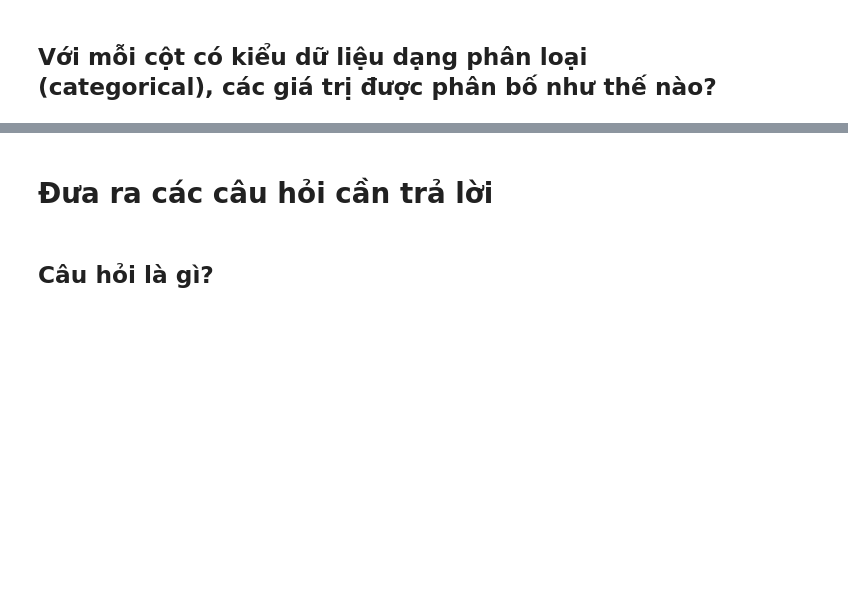
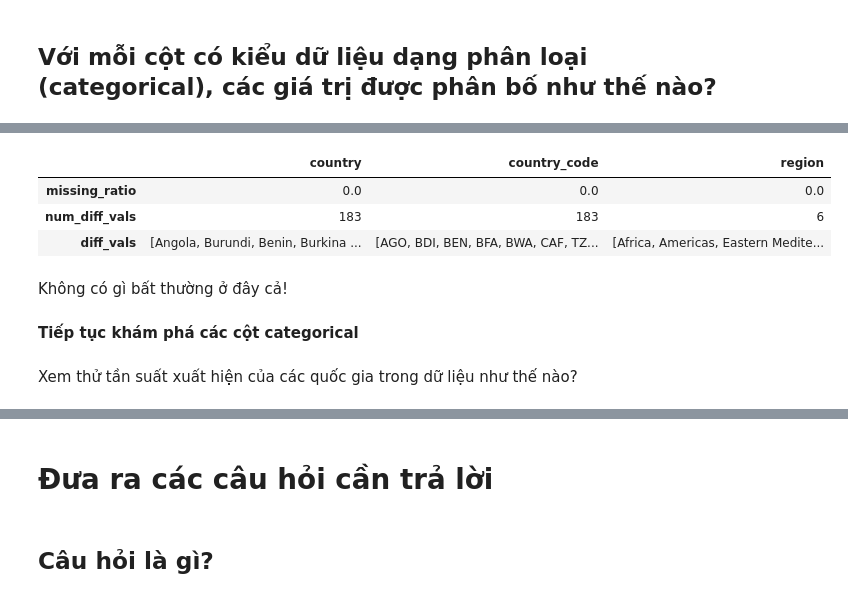
Before and after one commit to dhptrung/P4DS-FinalProject, a Jupyter notebook: P4DS-FinalProject.ipynb, the cells around one changed output, grey strips where cells are left out. Saved outputs shown, nothing was run; the diff lists cells and outputs as text; code cells hidden in the pictures; blank space fills up the shorter version.

```diff
--- a/P4DS-FinalProject.ipynb
+++ b/P4DS-FinalProject.ipynb
@@ -102,0 +203,19 @@ Tất cả các cột đều đã có kiểu dữ liệu phù hợp.
+# %%
+pd.set_option('display.max_colwidth', 200) # Để nhìn rõ hơn
+def num_diff_vals(s):
+    return s.dropna().nunique()
+def diff_vals(s):
+    return s.dropna().unique()
+cate_col_profiles_df = df[cate_cols].agg([missing_ratio, num_diff_vals, diff_vals])
+cate_col_profiles_df
+# %% [output]
+|  | country | country_code | region |
+| missing_ratio | 0.0 | 0.0 | 0.0 |
+| num_diff_vals | 183 | 183 | 6 |
+| diff_vals | [Angola, Burundi, Benin, Burkina ... | [AGO, BDI, BEN, BFA, BWA, CAF, TZ... | [Africa, Americas, Eastern Medite... |
+# %% [markdown]
+Không có gì bất thường ở đây cả!
+# %% [markdown]
+**Tiếp tục khám phá các cột categorical**
+# %% [markdown]
+Xem thử tần suất xuất hiện của các quốc gia trong dữ liệu như thế nào?
```
Also changed, not shown: parts of 27 cells of this notebook.
